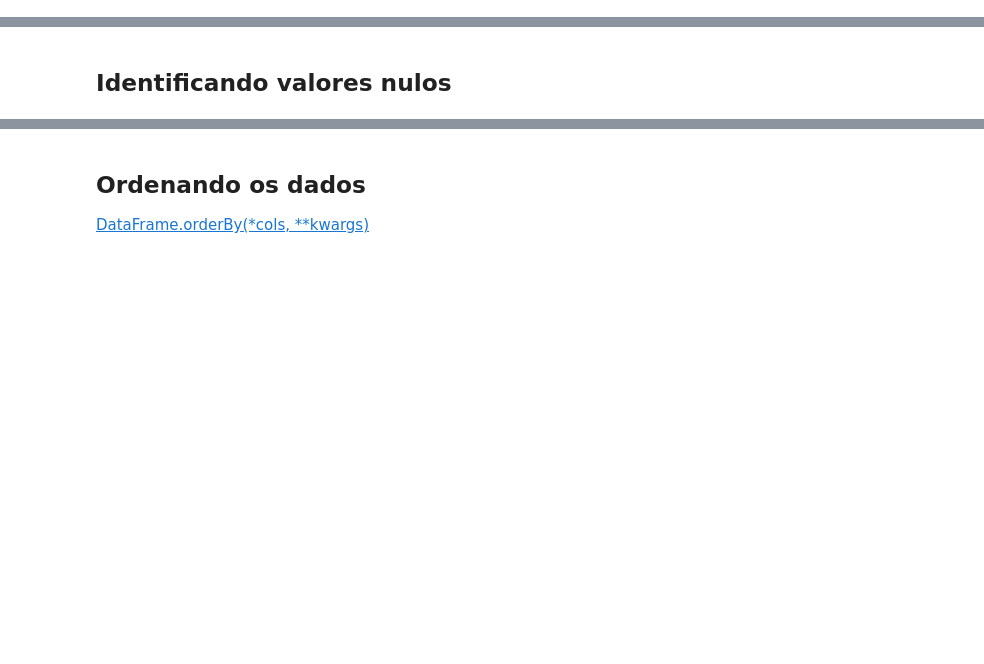
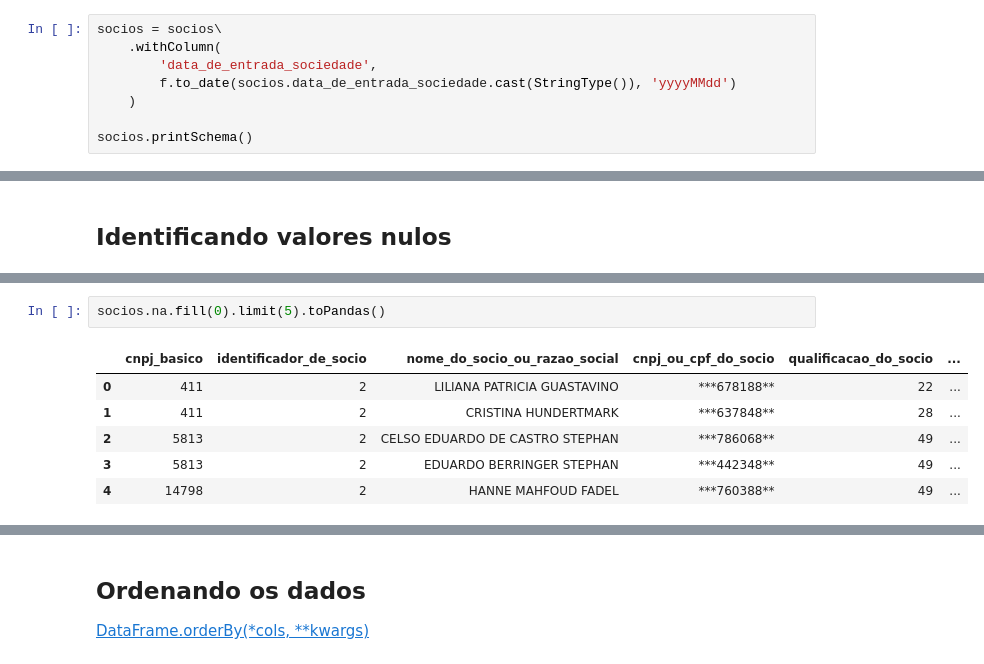
Before and after one commit to dandrade-silva/apache_spark, a Jupyter notebook: notebooks/aula0_projeto_spark.ipynb, the cells around one changed output, grey strips where cells are left out. Drawn from its saved outputs; the diff is of its cells as text; blank space fills up the shorter version.

```diff
--- a/notebooks/aula0_projeto_spark.ipynb
+++ b/notebooks/aula0_projeto_spark.ipynb
@@ -377,3 +363,11 @@ df.toPandas()
+# %%
+socios = socios\
+    .withColumn(
+        'data_de_entrada_sociedade',
+        f.to_date(socios.data_de_entrada_sociedade.cast(StringType()), 'yyyyMMdd')
+    )
+
+socios.printSchema()
 # %% [markdown]
 # Seleções e consultas
 ---
@@ -402,0 +505,9 @@ df.show()
+# %%
+socios.na.fill(0).limit(5).toPandas()
+# %% [output]
+|  | cnpj_basico | identificador_de_socio | nome_do_socio_ou_razao_social | cnpj_ou_cpf_do_socio | qualificacao_do_socio | ... |
+| 0 | 411 | 2 | LILIANA PATRICIA GUASTAVINO | ***678188** | 22 | ... |
+| 1 | 411 | 2 | CRISTINA HUNDERTMARK | ***637848** | 28 | ... |
+| 2 | 5813 | 2 | CELSO EDUARDO DE CASTRO STEPHAN | ***786068** | 49 | ... |
+| 3 | 5813 | 2 | EDUARDO BERRINGER STEPHAN | ***442348** | 49 | ... |
+| 4 | 14798 | 2 | HANNE MAHFOUD FADEL | ***760388** | 49 | ... |
```
Also changed, not shown: parts of 44 cells of this notebook.
